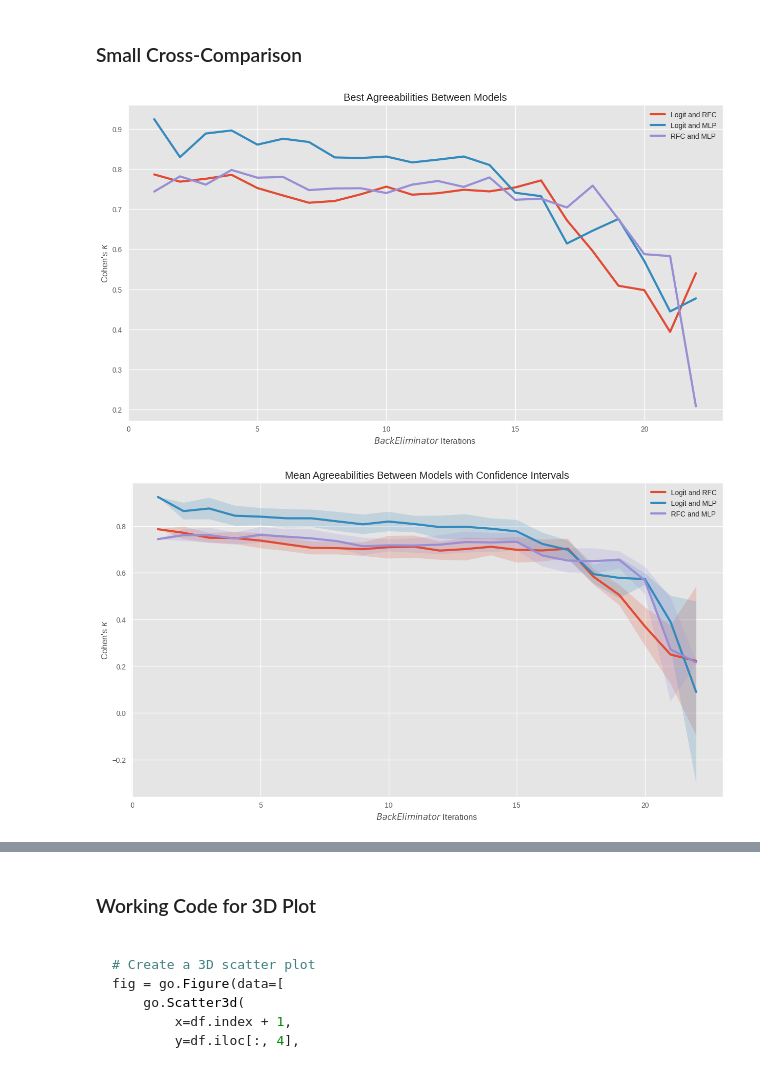
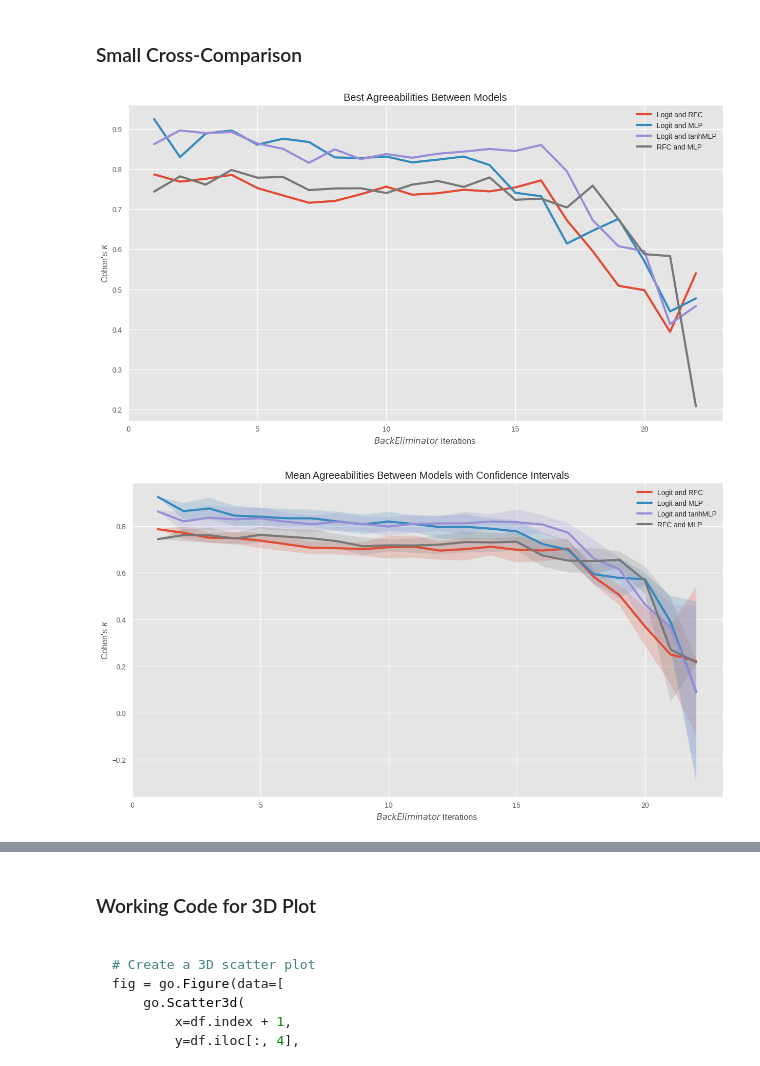
Before and after one commit to anasashb/aliceHU, a Jupyter notebook: customer_churn_test.ipynb, the cells around one changed output, grey strips where cells are left out. Cells and saved outputs as stored; diff of their text form; code cells hidden in the pictures.

Commit message:
added mlp with tanh activ

```diff
--- a/customer_churn_test.ipynb
+++ b/customer_churn_test.ipynb
@@ -676,0 +704,11 @@ with open(RESULTS_PATH, 'wb') as f:
+# %%
+# Initialize my algorithm
+seeker_4 = BackEliminator(
+    X=X_train_scaled, # predictor
+    y=y_train, # target
+    validation_data=(X_val_scaled, y_val), # validation datasets for evaluation
+    task_type='classification', # select classification task
+    criterion='f1', # select f1 score for feature elimination
+    agreeability='cohen_kappa', # select cohen's kappa as inter rater agreeability
+    dummy_list=dummy_list # List of dummy variables to group together when evaluating features
+)
@@ -676,0 +760,2 @@ with open(RESULTS_PATH, 'wb') as f:
+# %%
+results_df_4 = seeker_4.dataframe_from_results()
@@ -677,8 +784,14 @@ with open(RESULTS_PATH, 'wb') as f:
+# %%
+RESULTS_PATH = 'test_results/logit_tanhmlp/logit_tanhmlp.pkl'
+
+with open(RESULTS_PATH, 'wb') as f:
+    pickle.dump(results_df_4, f)
 # %% [markdown]
 ### Small Cross-Comparison
 # %%
 RESULTS_LOGIT_RFC = 'test_results/logit_rfc/logit_rfc.pkl'
 RESULTS_LOGIT_MLP = 'test_results/logit_mlp/logit_mlp.pkl'
+RESULTS_LOGIT_TANHMLP = 'test_results/logit_tanhmlp/logit_tanhmlp.pkl'
 RESULTS_RFC_MLP = 'test_results/rfc_mlp/rfc_mlp.pkl'
 
 # Load results
@@ -688,25 +801,29 @@ with open(RESULTS_LOGIT_RFC, 'rb') as f:
 with open(RESULTS_LOGIT_MLP, 'rb') as f:
     logit_mlp = pickle.load(f)
 
+with open(RESULTS_LOGIT_TANHMLP, 'rb') as f:
+    logit_tanhmlp = pickle.load(f)
+
 with open(RESULTS_RFC_MLP, 'rb') as f:
     rfc_mlp = pickle.load(f)
 # %%
 agree_col = 'Best: Agreeability (cohen_kappa)'
 
 algorithm_iterations = logit_rfc.index + 1
 
 plt.style.use('ggplot')
 plt.figure(figsize=(15, 8))
 plt.plot(algorithm_iterations, logit_rfc[agree_col], label='Logit and RFC', linewidth=3)
 plt.plot(algorithm_iterations, logit_mlp[agree_col], label='Logit and MLP', linewidth=3)
+plt.plot(algorithm_iterations, logit_tanhmlp[agree_col], label='Logit and tanhMLP', linewidth=3)
 plt.plot(algorithm_iterations, rfc_mlp[agree_col], label='RFC and MLP', linewidth=3)
 plt.title('Best Agreeabilities Between Models')
 plt.ylabel('Cohen\'s $\kappa$')
 plt.xlabel('$BackEliminator$ Iterations')
 plt.legend()
 plt.show()
 # %% [output]
-[figure, old version]
+[figure, new version]
 # %%
 mean_agree_col = 'All: Mean Agreeability (cohen_kappa)'
 std_agree_col = 'All: Agreeability St. Dev.'
@@ -717,10 +834,12 @@ plt.style.use('ggplot')
 plt.figure(figsize=(15, 8))
 plt.plot(algorithm_iterations, logit_rfc[mean_agree_col], label='Logit and RFC', linewidth=3)
 plt.plot(algorithm_iterations, logit_mlp[mean_agree_col], label='Logit and MLP', linewidth=3)
+plt.plot(algorithm_iterations, logit_tanhmlp[mean_agree_col], label='Logit and tanhMLP', linewidth=3)
 plt.plot(algorithm_iterations, rfc_mlp[mean_agree_col], label='RFC and MLP', linewidth=3)
 
 plt.fill_between(algorithm_iterations, logit_rfc[mean_agree_col] - logit_rfc[std_agree_col], logit_rfc[mean_agree_col] + logit_rfc[std_agree_col], alpha=0.2)
 plt.fill_between(algorithm_iterations, logit_mlp[mean_agree_col] - logit_mlp[std_agree_col], logit_mlp[mean_agree_col] + logit_mlp[std_agree_col], alpha=0.2)
+plt.fill_between(algorithm_iterations, logit_tanhmlp[mean_agree_col] - logit_tanhmlp[std_agree_col], logit_tanhmlp[mean_agree_col] + logit_tanhmlp[std_agree_col], alpha=0.2)
 plt.fill_between(algorithm_iterations, rfc_mlp[mean_agree_col] - rfc_mlp[std_agree_col], rfc_mlp[mean_agree_col] + rfc_mlp[std_agree_col], alpha=0.2)
 
 plt.title('Mean Agreeabilities Between Models with Confidence Intervals')
@@ -729,4 +848,4 @@ plt.xlabel('$BackEliminator$ Iterations')
 plt.legend()
 plt.show()
 # %% [output]
-[figure, old version]
+[figure, new version]
```
Also changed, not shown: parts of 11 cells of this notebook, 1 other file.
